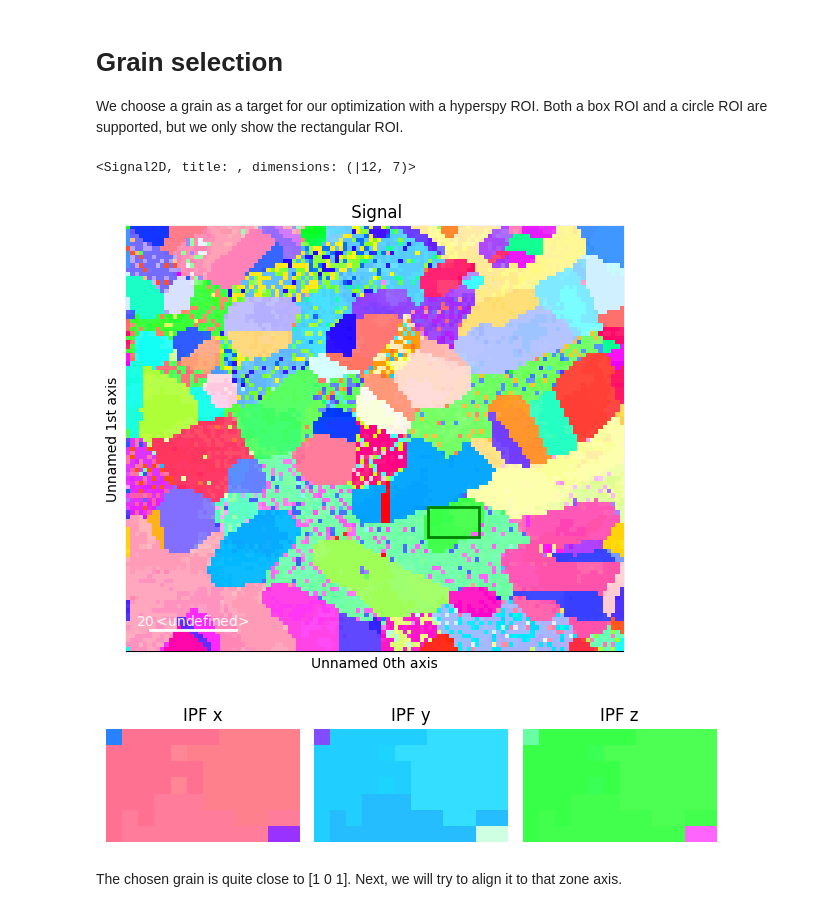
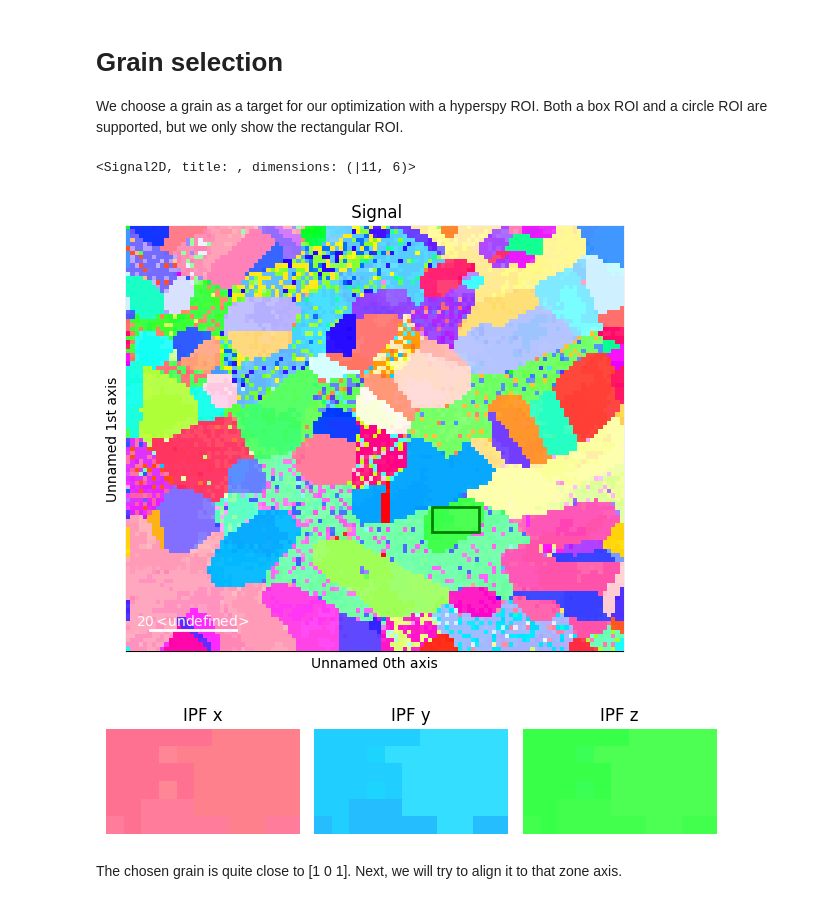
Before and after one commit to viljarjf/tiltlib, a Jupyter notebook: examples/zone_axis_alignment.ipynb, the cells around one changed output. Drawn from its saved outputs; the diff is of its cells as text; code cells hidden in the pictures.

```diff
--- a/examples/zone_axis_alignment.ipynb
+++ b/examples/zone_axis_alignment.ipynb
@@ -37,7 +37,7 @@ y_tilt_axis = Axis(
 )
 
 # Initialize the sample object
-sample = Sample(raw_xmap, [x_tilt_axis, y_tilt_axis])
+sample = Sample.from_crystal_map(raw_xmap, [x_tilt_axis, y_tilt_axis])
 
 figure = sample.plot()
 # %% [output]
@@ -52,23 +52,23 @@ Both a box ROI and a circle ROI are supported, but we only show the rectangular
 # %%
 # For example purposes, we have used %matplotlib inline. This makes the plot static.
 # For an interactive experience, use e.g. %matplotlib qt5
 
 # Make a navigation signal, to have an interactive ROI.
 nav = sample.to_navigator()
 nav.plot()
 
 from hyperspy.roi import RectangularROI
 
-box = RectangularROI(left=71, top=66, right=83, bottom=73)
+box = RectangularROI(left=72, top=66, right=83, bottom=72)
 box.interactive(nav)
 # %% [output]
-<Signal2D, title: , dimensions: (|12, 7)>
+<Signal2D, title: , dimensions: (|11, 6)>
-[figure, old version]
+[figure, new version]
 # %%
 box_crop = sample.crop(box)
 fig = box_crop.plot()
 # %% [output]
-[figure, old version]
+[figure, new version]
 # %% [markdown]
 The chosen grain is quite close to [1 0 1]. Next, we will try to align it to that zone axis.
 # %% [markdown]
```
Also changed, not shown: parts of 7 cells of this notebook, 1 other file.
